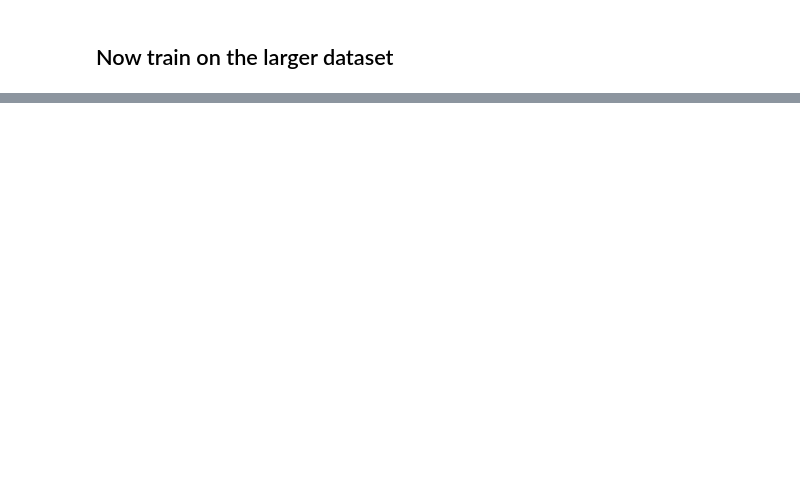
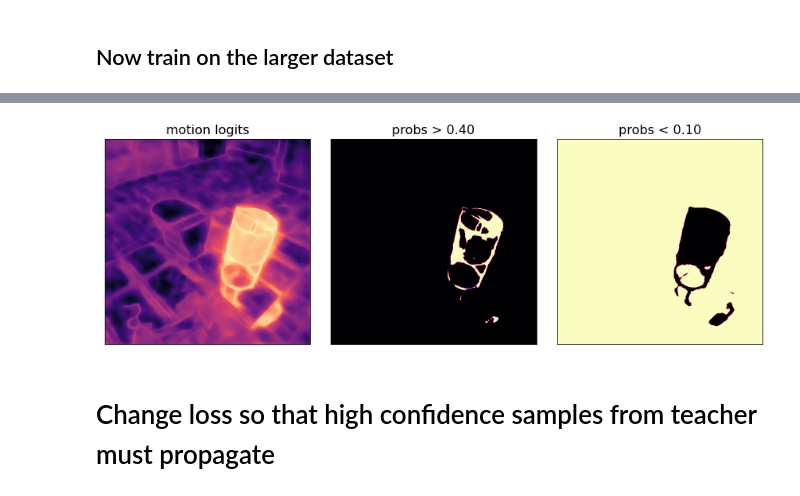
Before and after one commit to neuroailab/RAFT, a Jupyter notebook: notebooks/FirePropagation_db031522.ipynb, the cells around one changed output, grey strips where cells are left out. Drawn from its saved outputs; the diff is of its cells as text; code cells hidden in the pictures; blank space fills up the shorter version.

```diff
--- a/notebooks/FirePropagation_db031522.ipynb
+++ b/notebooks/FirePropagation_db031522.ipynb
@@ -363,0 +326,18 @@ preds, target = val_step(tdw_dataset[ex], mprop_student, test_mode=True, motion_
+# %%
+vmin, vmax = teacher_preds[-1].amin(), teacher_preds[-1].amax()
+target = teacher_preds[-1]
+p_thresh, n_thresh = 0.4, 0.1
+fig, axes = plt.subplots(1,3, figsize=(12,4))
+vis_utils.imshow(target, axes[0], cmap='magma', vmin=vmin, vmax=vmax)
+vis_utils.imshow(torch.sigmoid(target) > p_thresh, axes[1], cmap='magma', vmin=0, vmax=1)
+vis_utils.imshow(torch.sigmoid(target) < n_thresh, axes[2], cmap='magma', vmin=0, vmax=1)
+
+titles = ['motion logits', 'probs > %.2f' % p_thresh, 'probs < %.2f' % n_thresh]
+for i, ax in enumerate(axes):
+    ax.set_xticks([])
+    ax.set_yticks([])
+    ax.set_title(titles[i], fontsize=16)
+plt.tight_layout()
+plt.show()
+# %% [output]
+[figure, added]
@@ -363,0 +346,2 @@ preds, target = val_step(tdw_dataset[ex], mprop_student, test_mode=True, motion_
+# %% [markdown]
+# Change loss so that high confidence samples from teacher must propagate
```
Also changed, not shown: parts of 38 cells of this notebook, 3 other files.
